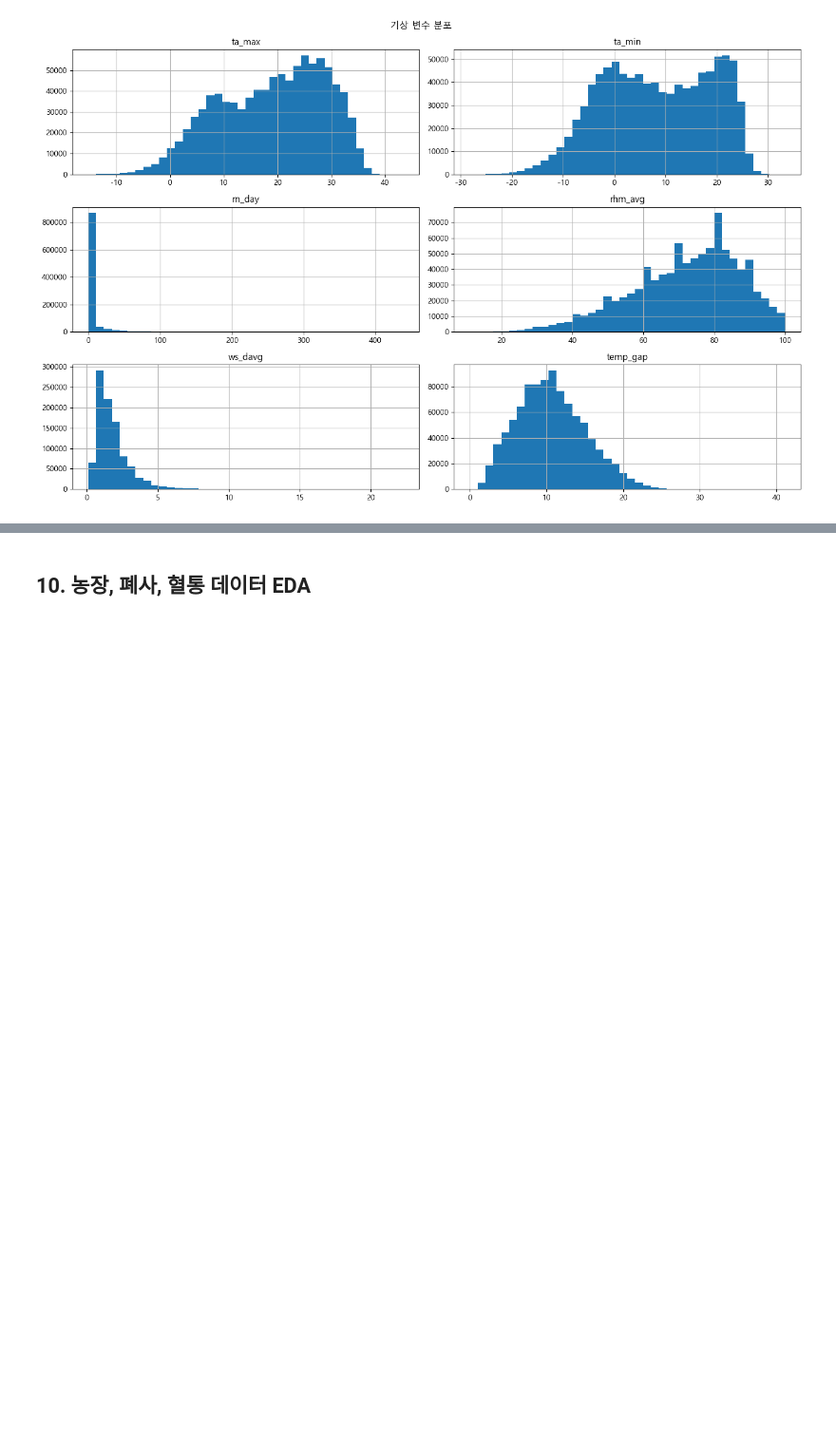
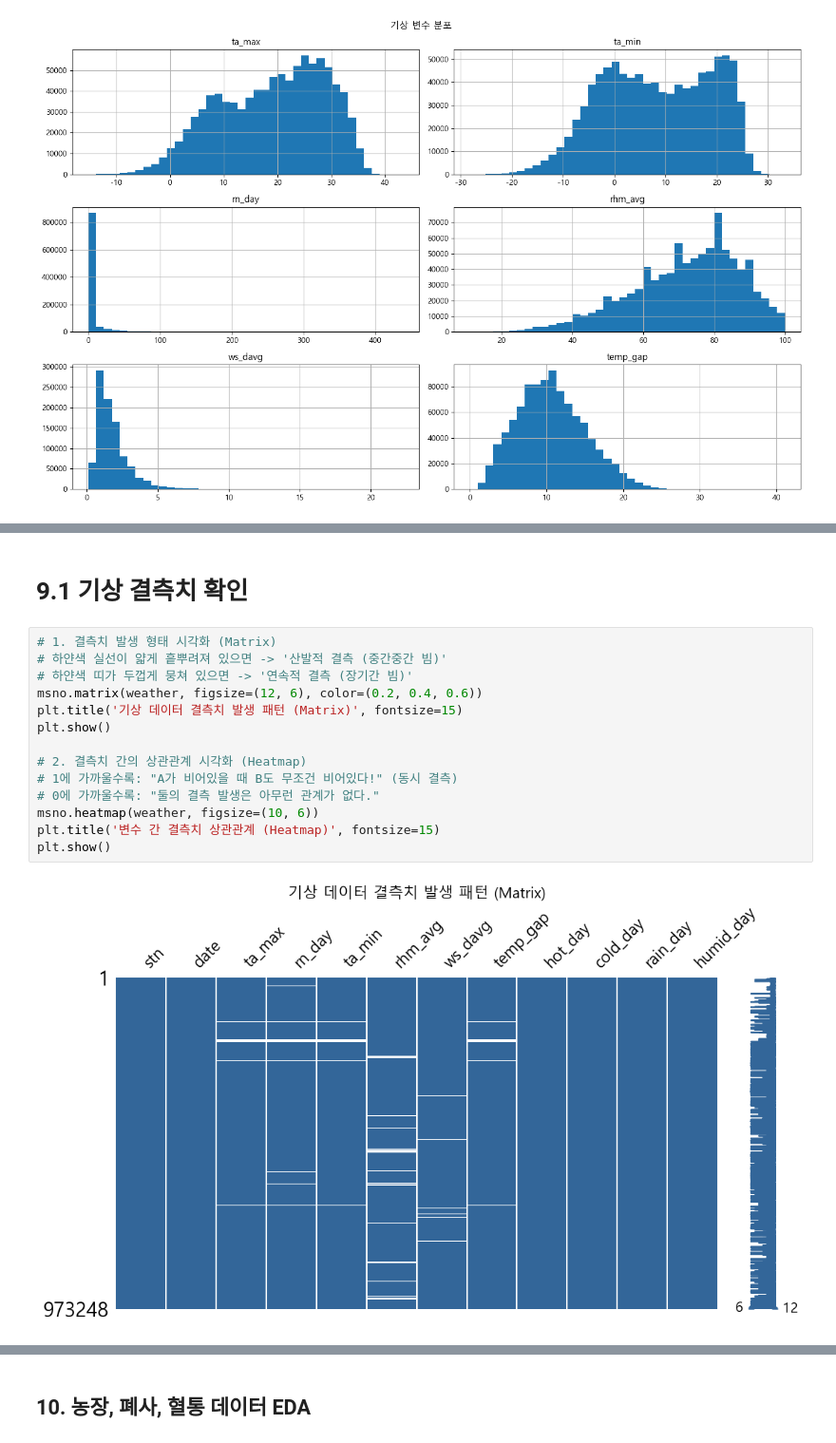
Before and after one commit to PR-log/data_mining_team_project, a Jupyter notebook: hanwoo_eda.ipynb, the cells around one changed output, grey strips where cells are left out. Shown at 95% size. Saved outputs shown, nothing was run; the diff lists cells and outputs as text; blank space fills up the shorter version.

```diff
--- a/hanwoo_eda.ipynb
+++ b/hanwoo_eda.ipynb
@@ -537,0 +565,18 @@ plt.show()
+# %% [markdown]
+# 9.1 기상 결측치 확인
+# %%
+# 1. 결측치 발생 형태 시각화 (Matrix)
+# 하얀색 실선이 얇게 흩뿌려져 있으면 -> '산발적 결측 (중간중간 빔)'
+# 하얀색 띠가 두껍게 뭉쳐 있으면 -> '연속적 결측 (장기간 빔)'
+msno.matrix(weather, figsize=(12, 6), color=(0.2, 0.4, 0.6))
+plt.title('기상 데이터 결측치 발생 패턴 (Matrix)', fontsize=15)
+plt.show()
+
+# 2. 결측치 간의 상관관계 시각화 (Heatmap)
+# 1에 가까울수록: "A가 비어있을 때 B도 무조건 비어있다!" (동시 결측)
+# 0에 가까울수록: "둘의 결측 발생은 아무런 관계가 없다."
+msno.heatmap(weather, figsize=(10, 6))
+plt.title('변수 간 결측치 상관관계 (Heatmap)', fontsize=15)
+plt.show()
+# %% [output]
+[figure, added]
```
Also changed, not shown: parts of 12 cells of this notebook.
